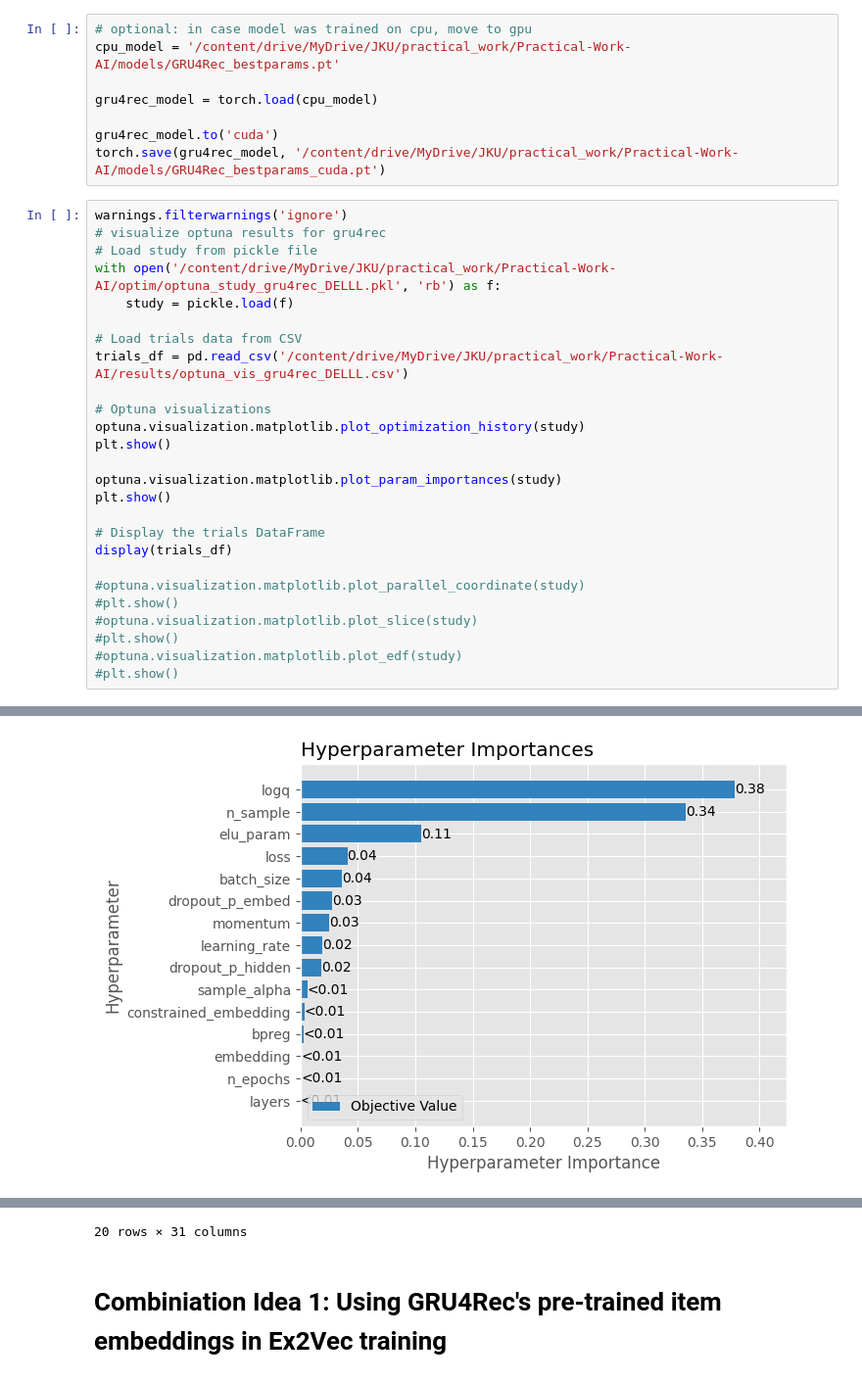
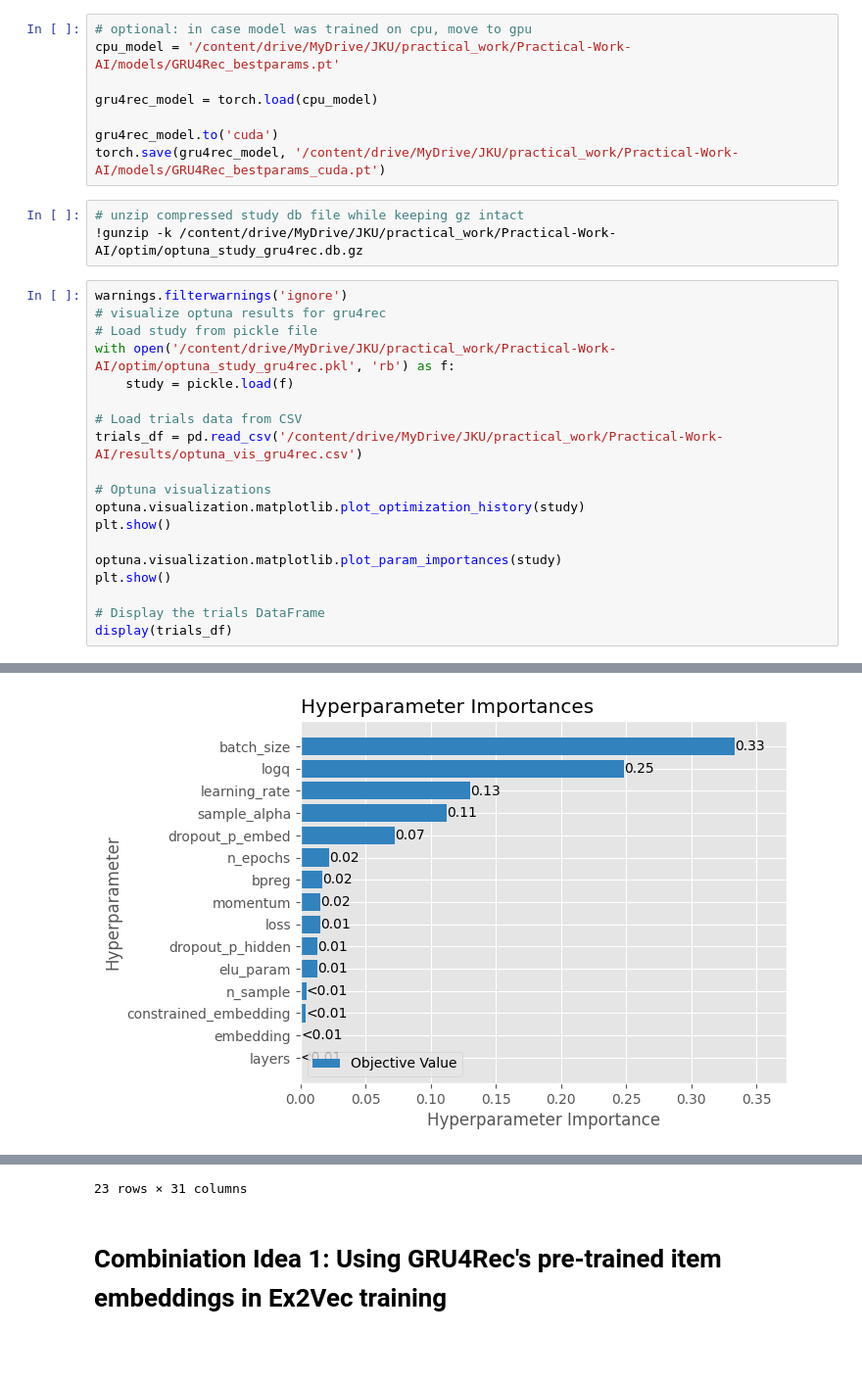
Before and after one commit to Laura-Legat/Practical-Work-AI, a Jupyter notebook: Practical_work_final.ipynb, the cells around one changed output, grey strips where cells are left out. Shown at 98% size. Cells and saved outputs as stored; diff of their text form; blank space fills up the shorter version.

```diff
--- a/Practical_work_final.ipynb
+++ b/Practical_work_final.ipynb
@@ -261,15 +142,18 @@ gru4rec_model = torch.load(cpu_model)
 
 gru4rec_model.to('cuda')
 torch.save(gru4rec_model, '/content/drive/MyDrive/JKU/practical_work/Practical-Work-AI/models/GRU4Rec_bestparams_cuda.pt')
+# %%
+# unzip compressed study db file while keeping gz intact
+!gunzip -k /content/drive/MyDrive/JKU/practical_work/Practical-Work-AI/optim/optuna_study_gru4rec.db.gz
 # %%
 warnings.filterwarnings('ignore')
 # visualize optuna results for gru4rec
 # Load study from pickle file
-with open('/content/drive/MyDrive/JKU/practical_work/Practical-Work-AI/optim/optuna_study_gru4rec_DELLL.pkl', 'rb') as f:
+with open('/content/drive/MyDrive/JKU/practical_work/Practical-Work-AI/optim/optuna_study_gru4rec.pkl', 'rb') as f:
     study = pickle.load(f)
 
 # Load trials data from CSV
-trials_df = pd.read_csv('/content/drive/MyDrive/JKU/practical_work/Practical-Work-AI/results/optuna_vis_gru4rec_DELLL.csv')
+trials_df = pd.read_csv('/content/drive/MyDrive/JKU/practical_work/Practical-Work-AI/results/optuna_vis_gru4rec.csv')
 
 # Optuna visualizations
 optuna.visualization.matplotlib.plot_optimization_history(study)
@@ -280,11 +164,4 @@ plt.show()
 
 # Display the trials DataFrame
 display(trials_df)
-
-#optuna.visualization.matplotlib.plot_parallel_coordinate(study)
-#plt.show()
-#optuna.visualization.matplotlib.plot_slice(study)
-#plt.show()
-#optuna.visualization.matplotlib.plot_edf(study)
-#plt.show()
 # %% [output]
@@ -292,2 +169,2 @@ display(trials_df)
-[figure, old version]
+[figure, new version]
 |  | Unnamed: 0 | number | value | datetime_start | datetime_complete | duration | params_batch_size | ... |
@@ -310,4 +187,4 @@ display(trials_df)
-20 rows × 31 columns
+23 rows × 31 columns
 # %% [markdown]
 # Combiniation Idea 1: Using GRU4Rec's pre-trained item embeddings in Ex2Vec training
 # %% [markdown]
```
Also changed, not shown: parts of 28 cells of this notebook.
